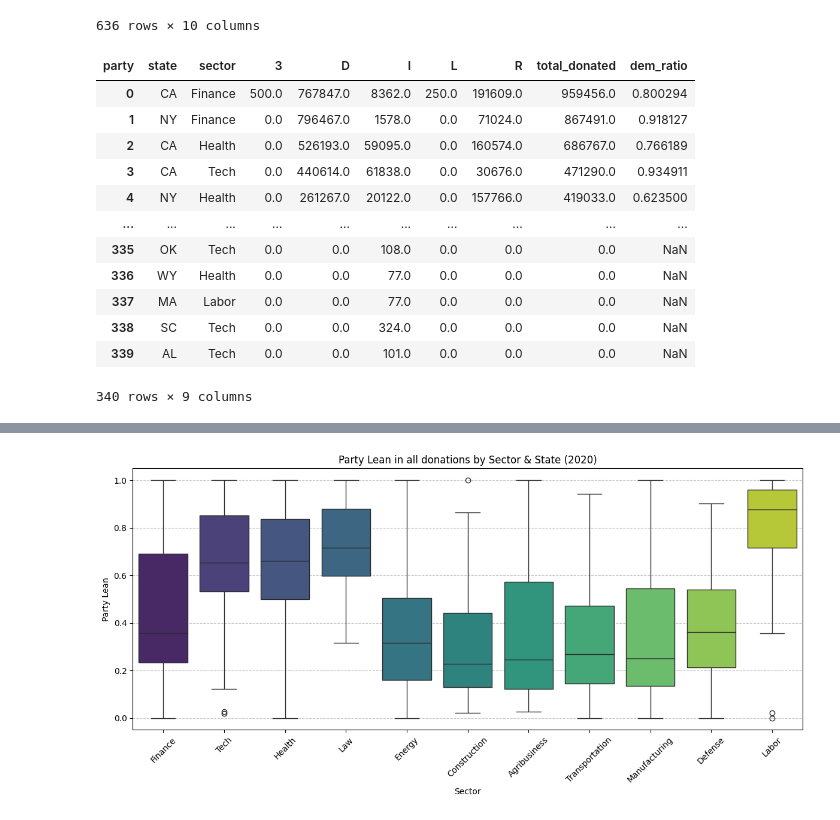
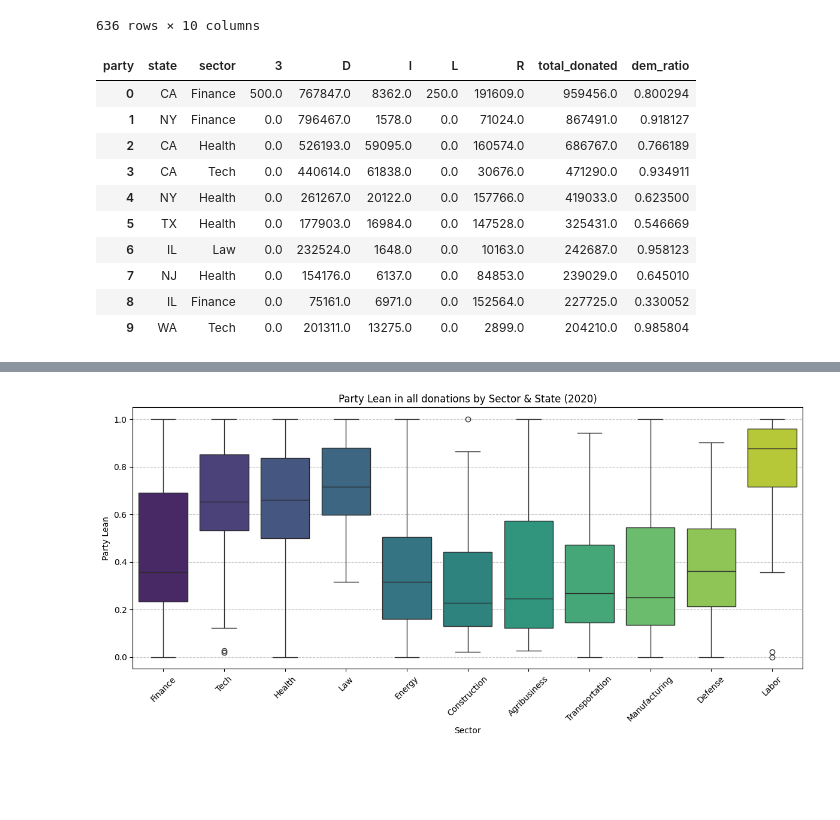
Before and after one commit to kkkarnav/indianamericancontributions, a Jupyter notebook: donors_recip.ipynb, the cells around one changed output, grey strips where cells are left out. Saved outputs shown, nothing was run; the diff lists cells and outputs as text; code cells hidden in the pictures; blank space fills up the shorter version.

```diff
--- a/donors_recip.ipynb
+++ b/donors_recip.ipynb
@@ -396,25 +375,23 @@ sector_stats
 # %%
 sector_stats_indian = (
     donors[~(donors["sector"].isin(["Ideology/Single Issue", "Party", "Unknown"])) & (donors["ethnic"] == "ind")].groupby(["state", "sector", "party"])["total_donated"]
     .sum()
     .unstack()
     .fillna(0)
 )
 sector_stats_indian["total_donated"] = sector_stats_indian["D"] + sector_stats_indian["R"]
 sector_stats_indian["dem_ratio"] = sector_stats_indian["D"] / (sector_stats_indian["D"] + sector_stats_indian["R"])
 sector_stats_indian = sector_stats_indian.sort_values(by="total_donated", ascending=False).reset_index()
-sector_stats_indian
+sector_stats_indian.iloc[:10]
 # %% [output]
 | party | state | sector | 3 | D | I | L | R | total_donated | dem_ratio |
 | 0 | CA | Finance | 500.0 | 767847.0 | 8362.0 | 250.0 | 191609.0 | 959456.0 | 0.800294 |
 | 1 | NY | Finance | 0.0 | 796467.0 | 1578.0 | 0.0 | 71024.0 | 867491.0 | 0.918127 |
 | 2 | CA | Health | 0.0 | 526193.0 | 59095.0 | 0.0 | 160574.0 | 686767.0 | 0.766189 |
 | 3 | CA | Tech | 0.0 | 440614.0 | 61838.0 | 0.0 | 30676.0 | 471290.0 | 0.934911 |
 | 4 | NY | Health | 0.0 | 261267.0 | 20122.0 | 0.0 | 157766.0 | 419033.0 | 0.623500 |
-| ... | ... | ... | ... | ... | ... | ... | ... | ... | ... |
-| 335 | OK | Tech | 0.0 | 0.0 | 108.0 | 0.0 | 0.0 | 0.0 | NaN |
-| 336 | WY | Health | 0.0 | 0.0 | 77.0 | 0.0 | 0.0 | 0.0 | NaN |
-| 337 | MA | Labor | 0.0 | 0.0 | 77.0 | 0.0 | 0.0 | 0.0 | NaN |
-| 338 | SC | Tech | 0.0 | 0.0 | 324.0 | 0.0 | 0.0 | 0.0 | NaN |
-| 339 | AL | Tech | 0.0 | 0.0 | 101.0 | 0.0 | 0.0 | 0.0 | NaN |
+| 5 | TX | Health | 0.0 | 177903.0 | 16984.0 | 0.0 | 147528.0 | 325431.0 | 0.546669 |
+| 6 | IL | Law | 0.0 | 232524.0 | 1648.0 | 0.0 | 10163.0 | 242687.0 | 0.958123 |
+| 7 | NJ | Health | 0.0 | 154176.0 | 6137.0 | 0.0 | 84853.0 | 239029.0 | 0.645010 |
+| 8 | IL | Finance | 0.0 | 75161.0 | 6971.0 | 0.0 | 152564.0 | 227725.0 | 0.330052 |
+| 9 | WA | Tech | 0.0 | 201311.0 | 13275.0 | 0.0 | 2899.0 | 204210.0 | 0.985804 |
-340 rows × 9 columns
```
Also changed, not shown: parts of 3 cells of this notebook.
